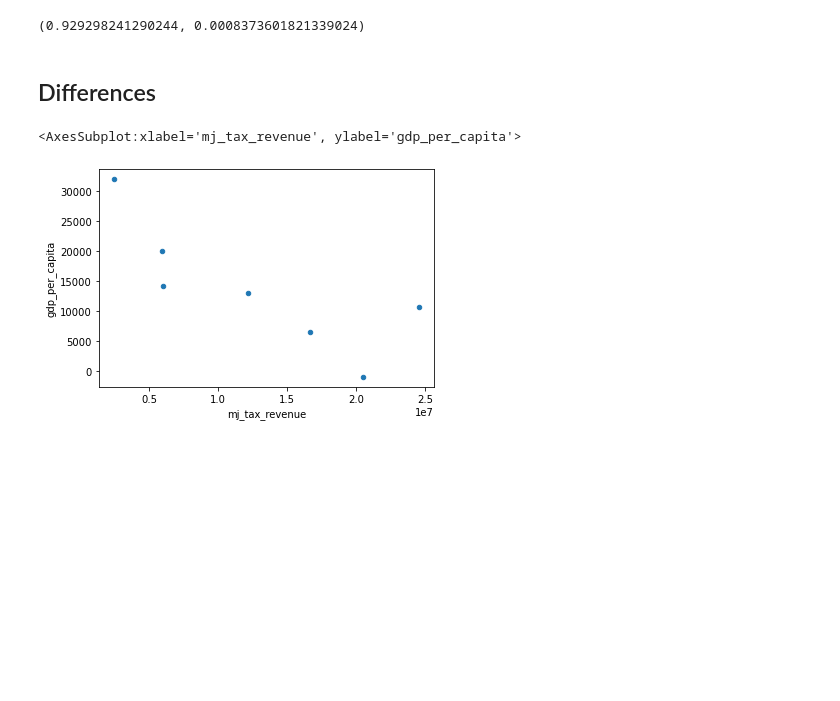
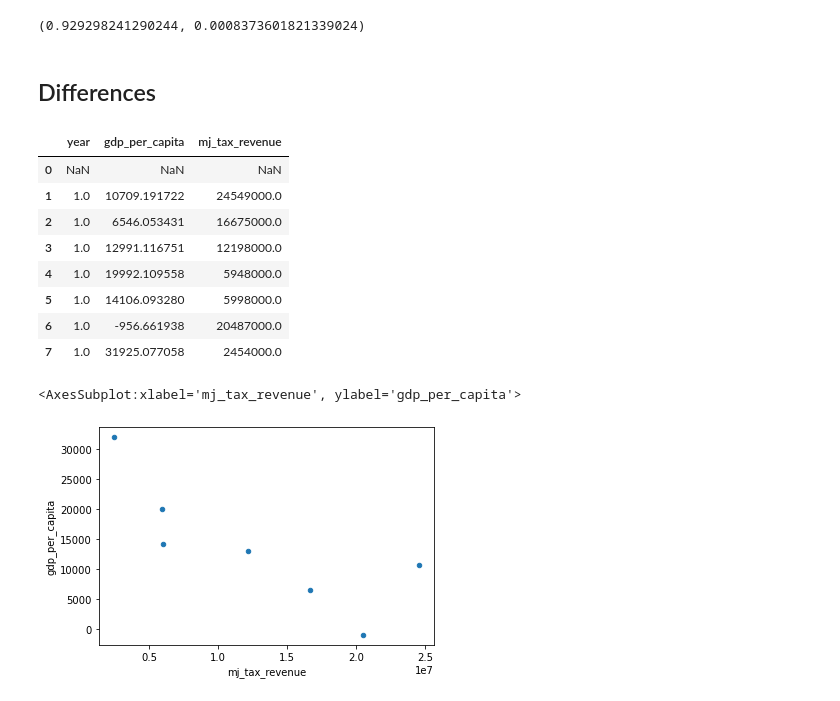
Before and after one commit to jho97/specs_capstone, a Jupyter notebook: visualized_data/wa_gdp_per_capita.ipynb, the cells around one changed output. Drawn from its saved outputs; the diff is of its cells as text; code cells hidden in the pictures; blank space fills up the shorter version.

```diff
--- a/visualized_data/wa_gdp_per_capita.ipynb
+++ b/visualized_data/wa_gdp_per_capita.ipynb
@@ -312,6 +312,17 @@ stats.pearsonr(wa_plot_df['gdp_per_capita'], wa_plot_df['mj_tax_revenue'])
 ## Differences
 # %%
 diff_df = wa_plot_df.diff()
+diff_df
+# %% [output]
+|  | year | gdp_per_capita | mj_tax_revenue |
+| 0 | NaN | NaN | NaN |
+| 1 | 1.0 | 10709.191722 | 24549000.0 |
+| 2 | 1.0 | 6546.053431 | 16675000.0 |
+| 3 | 1.0 | 12991.116751 | 12198000.0 |
+| 4 | 1.0 | 19992.109558 | 5948000.0 |
+| 5 | 1.0 | 14106.093280 | 5998000.0 |
+| 6 | 1.0 | -956.661938 | 20487000.0 |
+| 7 | 1.0 | 31925.077058 | 2454000.0 |
 # %%
 diff_df = diff_df.dropna()
 # %%
```
Also changed, not shown: parts of 2 cells of this notebook, 1 other file.
